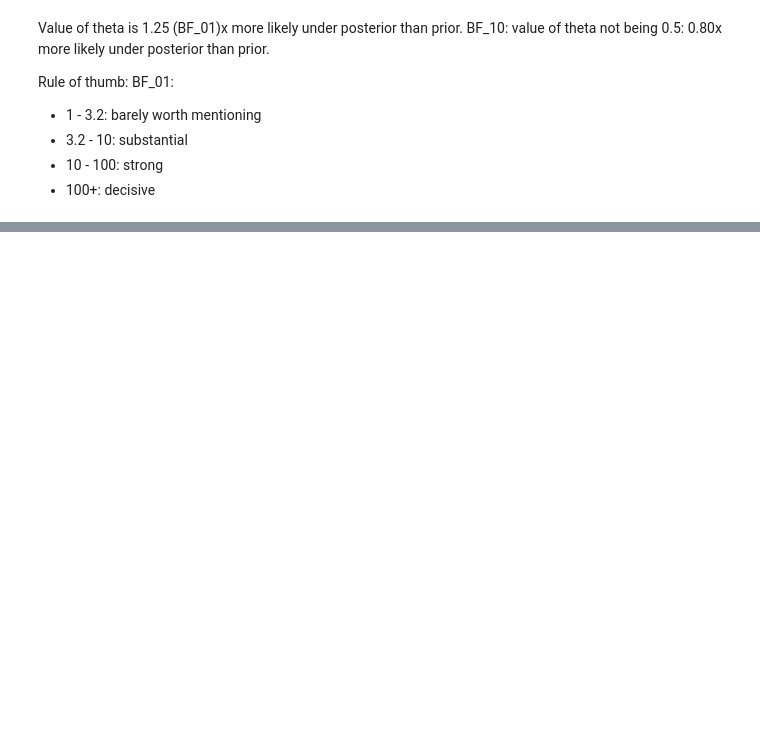
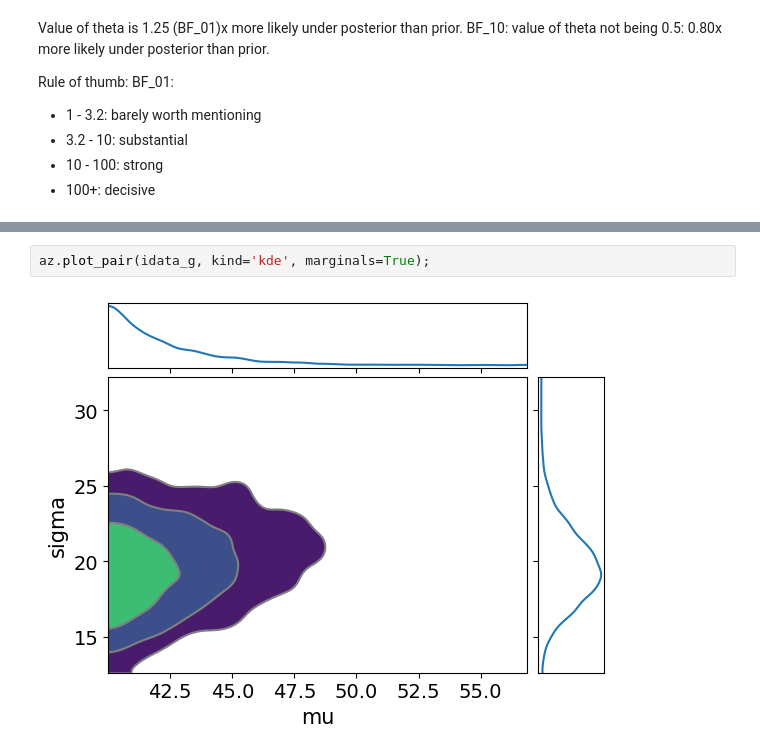
Before and after one commit to damiansp/completePython, a Jupyter notebook: bayesian/bap/02_programming_probabilistically.ipynb, the cells around one changed output, grey strips where cells are left out. Saved outputs shown, nothing was run; the diff lists cells and outputs as text; blank space fills up the shorter version.

```diff
--- a/bayesian/bap/02_programming_probabilistically.ipynb
+++ b/bayesian/bap/02_programming_probabilistically.ipynb
@@ -100,0 +123,4 @@ plt.ylabel('An example arbitrary loss function');
+# %%
+az.plot_pair(idata_g, kind='kde', marginals=True);
+# %% [output]
+[figure, added]
```
Also changed, not shown: parts of 15 cells of this notebook.
